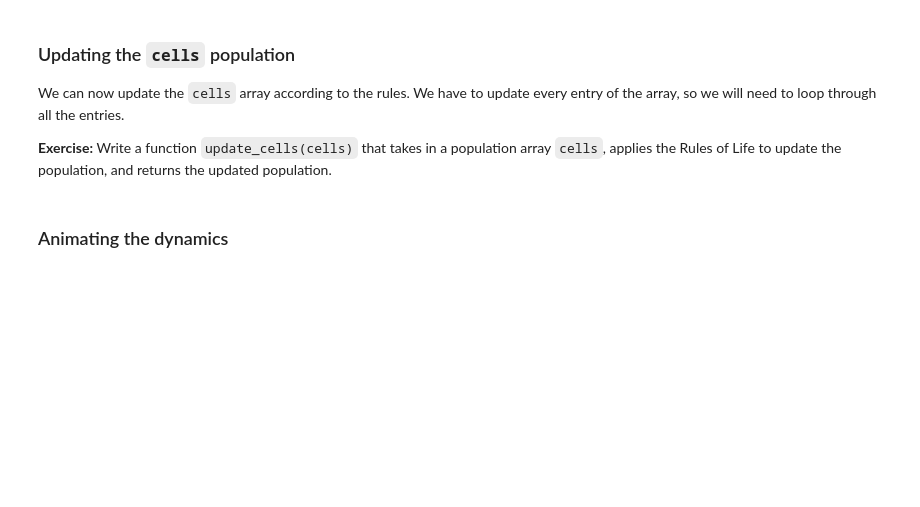
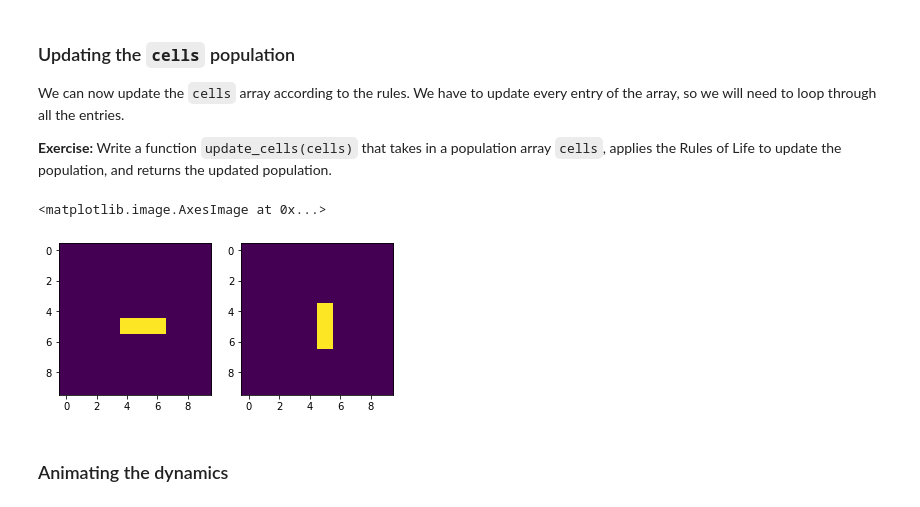
Before and after one commit to jllottes/jllottes.github.io, a Jupyter notebook: _static/weekly_notebooks/week11_notebook.ipynb, the cells around one changed output. Drawn from its saved outputs; the diff is of its cells as text; code cells hidden in the pictures; blank space fills up the shorter version.

```diff
--- a/_static/weekly_notebooks/week11_notebook.ipynb
+++ b/_static/weekly_notebooks/week11_notebook.ipynb
@@ -40,3 +55,12 @@ In order to update our array from one state to the next, we need to be able to c
  - How can we handle cells on the edge of the grid?
  - The `np.sum` function will add all values in an array.
  - We want to exclude (or remove from the sum) the $(i,j)$th cell when counting the number of living neighbors.
+# %%
+def count_live_neighbors(cells,i,j):
+    nrows, ncols = cells.shape
+    border_cells = np.zeros((nrows+2,ncols+2),dtype=int)
+
+    border_cells[1:-1, 1:-1] = cells
+    grid = border_cells[i:i+3, j:j+3]
+
+    return np.sum(grid) - cells[i,j]
@@ -46,6 +74,41 @@ In order to update our array from one state to the next, we need to be able to c
 We can now update the `cells` array according to the rules.  We have to update every entry of the array, so we will need to loop through all the entries.
 
 **Exercise:** Write a function `update_cells(cells)` that takes in a population array `cells`, applies the Rules of Life to update the population, and returns the updated population.
+# %%
+def update_cells(cells):
+    new_cells = cells.copy()
+    nrows, ncols = cells.shape
+
+    for i in range(nrows):
+        for j in range(ncols):
+            #... apply the rules of life
+            count = count_live_neighbors(cells,i,j)
+            if cells[i,j] == 1:
+                if count in [2,3]:
+                    new_cells[i,j] = 1
+                else:
+                    new_cells[i,j] = 0
+            elif cells[i,j] == 0:
+                if count == 3:
+                    new_cells[i,j] = 1
+            else:
+                new_cells[i,j] = 0
+
+    return new_cells
+# %%
+cells = starting_state(10)
+
+new_cells = update_cells(cells)
+
+plt.figure()
+plt.subplot(1,2,1)
+plt.imshow(cells)
+
+plt.subplot(1,2,2)
+plt.imshow(new_cells)
+# %% [output]
+<matplotlib.image.AxesImage at 0x...>
+[figure, added]
 # %% [markdown]
 ### Animating the dynamics
 # %% [markdown]
```
Also changed, not shown: parts of 4 cells of this notebook, 2 other files.
